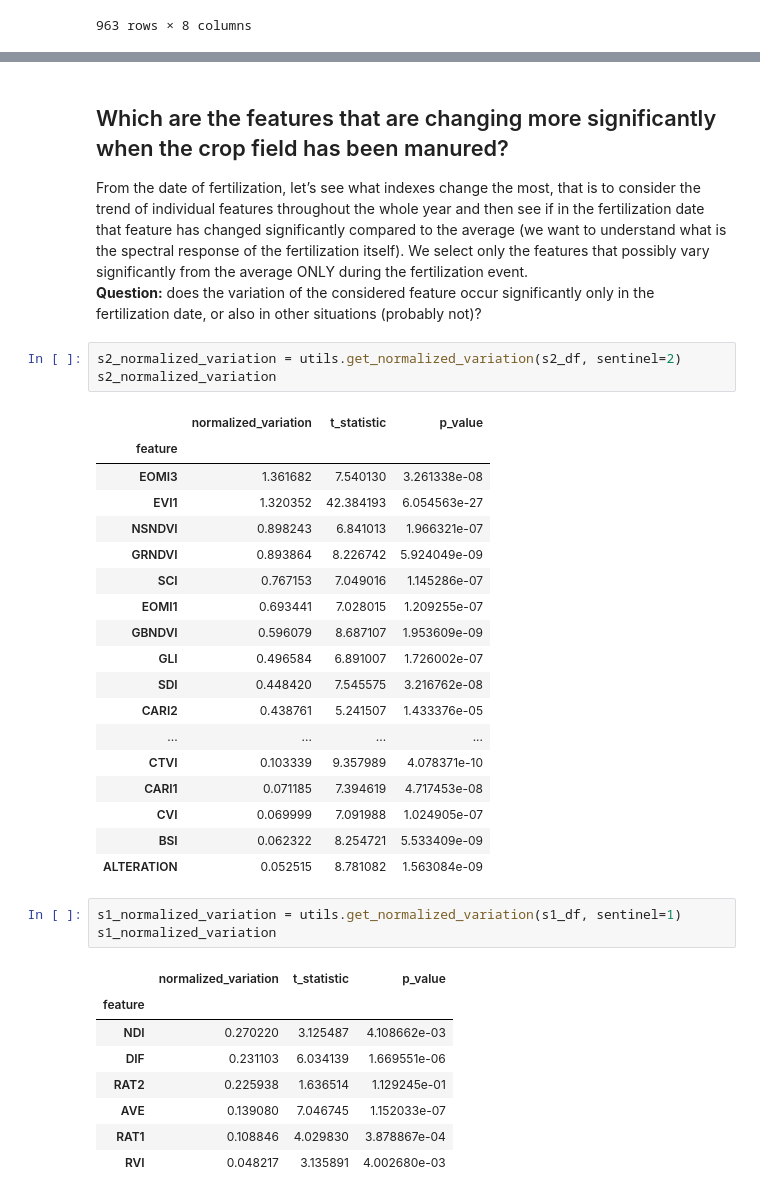
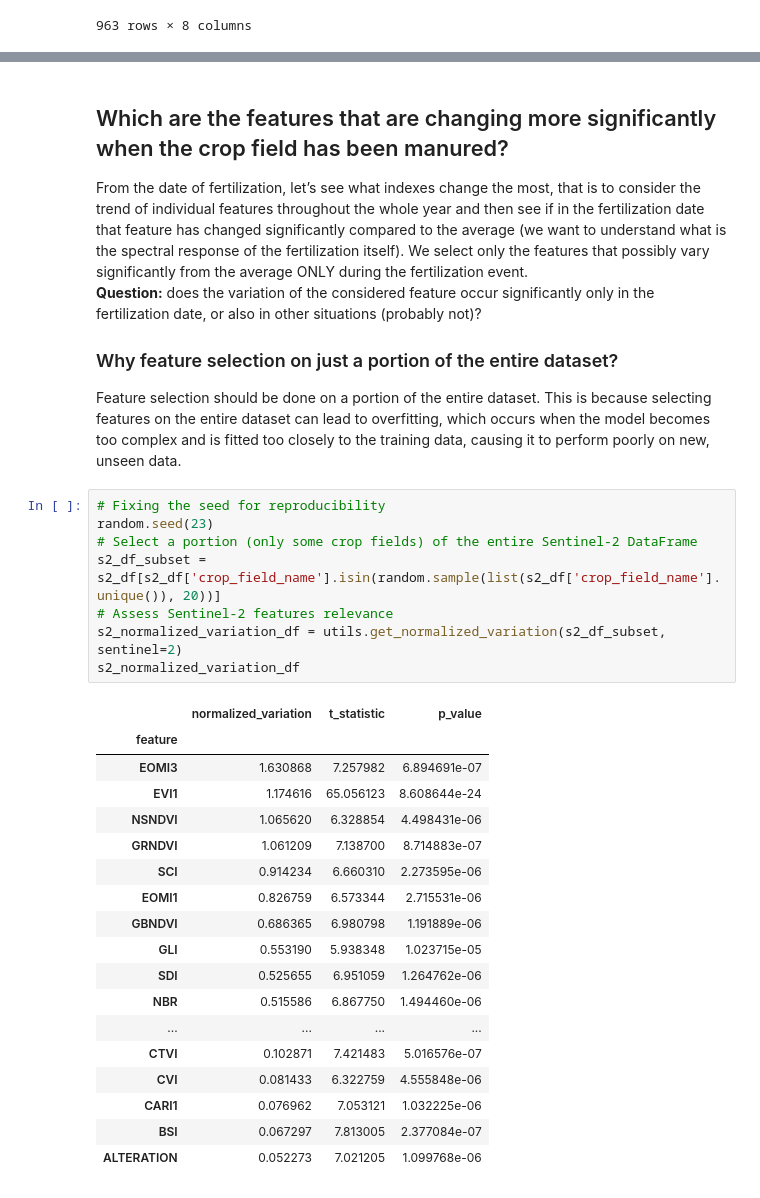
Before and after one commit to Amatofrancesco99/organic-fertilizers-detection, a Jupyter notebook: Notebooks/2-analysis/notebook.ipynb, the cells around one changed output, grey strips where cells are left out. Drawn from its saved outputs; the diff is of its cells as text.

```diff
--- a/Notebooks/2-analysis/notebook.ipynb
+++ b/Notebooks/2-analysis/notebook.ipynb
@@ -193,37 +234,33 @@ sns.heatmap(s1_df_norm.iloc[:, 2:].corr(), cmap='RdYlGn', linewidths = 0.1, vmin
 From the date of fertilization, let’s see what indexes change the most, that is to consider the trend of individual features throughout the whole year and then see if in the fertilization date that feature has changed significantly compared to the average (we want to understand what is the spectral response of the fertilization itself).
 We select only the features that possibly vary significantly from the average ONLY during the fertilization event. <br>
 **Question:** does the variation of the considered feature occur significantly only in the fertilization date, or also in other situations (probably not)?
+
+### Why feature selection on just a portion of the entire dataset?
+Feature selection should be done on a portion of the entire dataset. This is because selecting features on the entire dataset can lead to overfitting, which occurs when the model becomes too complex and is fitted too closely to the training data, causing it to perform poorly on new, unseen data.
-# %%
-s2_normalized_variation = utils.get_normalized_variation(s2_df, sentinel=2)
-s2_normalized_variation
-# %% [output]
-|  | normalized_variation | t_statistic | p_value |
-| feature |  |  |  |
-| EOMI3 | 1.361682 | 7.540130 | 3.261338e-08 |
-| EVI1 | 1.320352 | 42.384193 | 6.054563e-27 |
-| NSNDVI | 0.898243 | 6.841013 | 1.966321e-07 |
-| GRNDVI | 0.893864 | 8.226742 | 5.924049e-09 |
-| SCI | 0.767153 | 7.049016 | 1.145286e-07 |
-| EOMI1 | 0.693441 | 7.028015 | 1.209255e-07 |
-| GBNDVI | 0.596079 | 8.687107 | 1.953609e-09 |
-| GLI | 0.496584 | 6.891007 | 1.726002e-07 |
-| SDI | 0.448420 | 7.545575 | 3.216762e-08 |
-| CARI2 | 0.438761 | 5.241507 | 1.433376e-05 |
-| ... | ... | ... | ... |
-| CTVI | 0.103339 | 9.357989 | 4.078371e-10 |
-| CARI1 | 0.071185 | 7.394619 | 4.717453e-08 |
-| CVI | 0.069999 | 7.091988 | 1.024905e-07 |
-| BSI | 0.062322 | 8.254721 | 5.533409e-09 |
-| ALTERATION | 0.052515 | 8.781082 | 1.563084e-09 |
-# %%
-s1_normalized_variation = utils.get_normalized_variation(s1_df, sentinel=1)
-s1_normalized_variation
-# %% [output]
-|  | normalized_variation | t_statistic | p_value |
-| feature |  |  |  |
-| NDI | 0.270220 | 3.125487 | 4.108662e-03 |
-| DIF | 0.231103 | 6.034139 | 1.669551e-06 |
-| RAT2 | 0.225938 | 1.636514 | 1.129245e-01 |
-| AVE | 0.139080 | 7.046745 | 1.152033e-07 |
-| RAT1 | 0.108846 | 4.029830 | 3.878867e-04 |
-| RVI | 0.048217 | 3.135891 | 4.002680e-03 |
+# %%
+# Fixing the seed for reproducibility
+random.seed(23)
+# Select a portion (only some crop fields) of the entire Sentinel-2 DataFrame
+s2_df_subset = s2_df[s2_df['crop_field_name'].isin(random.sample(list(s2_df['crop_field_name'].unique()), 20))]
+# Assess Sentinel-2 features relevance
+s2_normalized_variation_df = utils.get_normalized_variation(s2_df_subset, sentinel=2)
+s2_normalized_variation_df
+# %% [output]
+|  | normalized_variation | t_statistic | p_value |
+| feature |  |  |  |
+| EOMI3 | 1.630868 | 7.257982 | 6.894691e-07 |
+| EVI1 | 1.174616 | 65.056123 | 8.608644e-24 |
+| NSNDVI | 1.065620 | 6.328854 | 4.498431e-06 |
+| GRNDVI | 1.061209 | 7.138700 | 8.714883e-07 |
+| SCI | 0.914234 | 6.660310 | 2.273595e-06 |
+| EOMI1 | 0.826759 | 6.573344 | 2.715531e-06 |
+| GBNDVI | 0.686365 | 6.980798 | 1.191889e-06 |
+| GLI | 0.553190 | 5.938348 | 1.023715e-05 |
+| SDI | 0.525655 | 6.951059 | 1.264762e-06 |
+| NBR | 0.515586 | 6.867750 | 1.494460e-06 |
+| ... | ... | ... | ... |
+| CTVI | 0.102871 | 7.421483 | 5.016576e-07 |
+| CVI | 0.081433 | 6.322759 | 4.555848e-06 |
+| CARI1 | 0.076962 | 7.053121 | 1.032225e-06 |
+| BSI | 0.067297 | 7.813005 | 2.377084e-07 |
+| ALTERATION | 0.052273 | 7.021205 | 1.099768e-06 |
```
Also changed, not shown: parts of 13 cells of this notebook, 1 other file.
